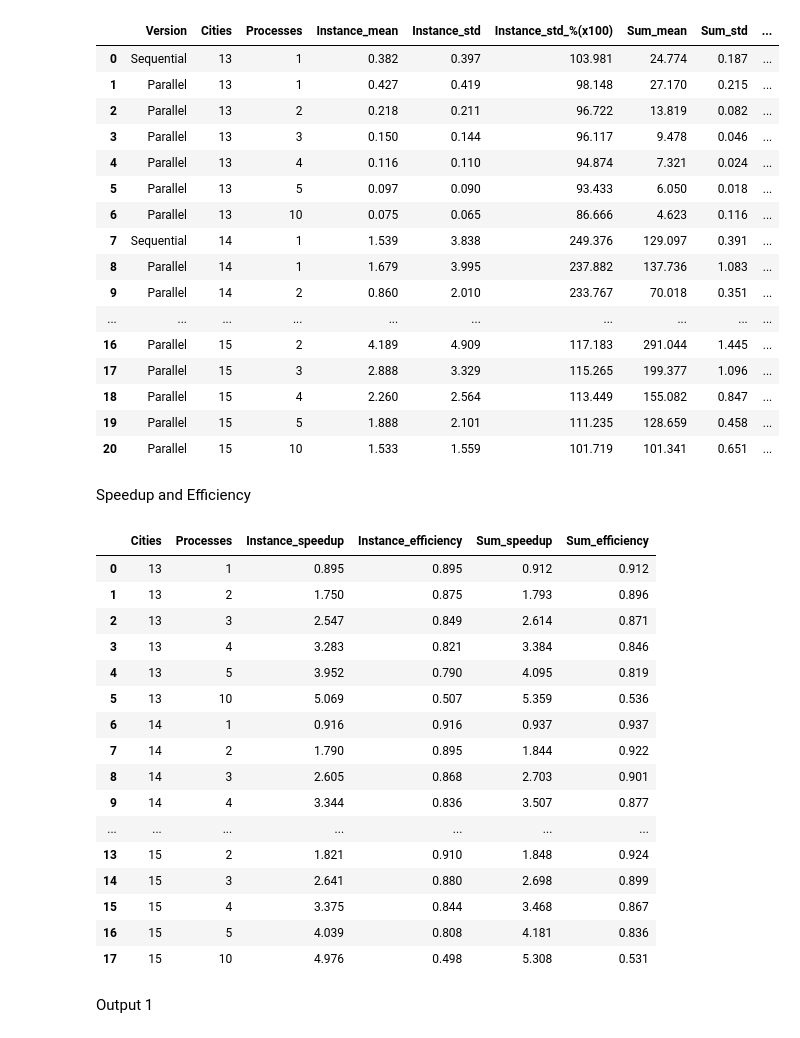
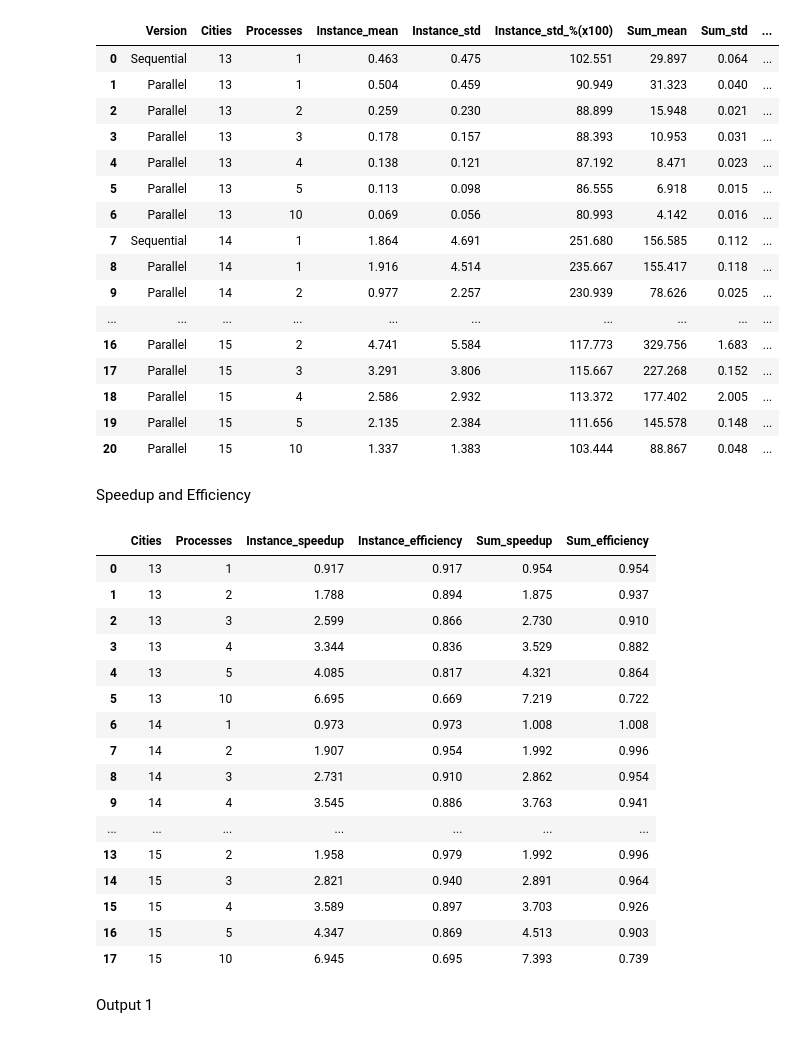
Before and after one commit to viniciusgm000/ParallelGreedyTSP, a Jupyter notebook: analysis/openmpi_dinf/process_output.ipynb, the cells around one changed output. Cells and saved outputs as stored; diff of their text form; code cells hidden in the pictures.

Commit message:
Added experiments made on multiple hosts

```diff
--- a/analysis/openmpi_dinf/process_output.ipynb
+++ b/analysis/openmpi_dinf/process_output.ipynb
@@ -7,8 +7,7 @@ pd.set_option('display.max_columns', None)
 pd.set_option("display.precision", 3)
 pd.set_option('display.float_format', '{:.3f}'.format)
 # %%
-OUTPUT_DIR="../../output/openmpi/experimental"
-OUTPUT_SEQ="../../output/openmp/experimental"
+OUTPUT_DIR="../../output/openmpi_dinf/experimental"
 
 EXECUTIONS = 50
 CITIES = [13, 14, 15]
@@ -38,55 +37,55 @@ df_time = pd.DataFrame(columns = ["Version", "Cities", "Processes", "Instance_me
 for city in list(CITIES):
     sum_array, array_of_instance_array = [], []
     for iteration in range(1,ITERATIONS + 1):
-        file_name = OUTPUT_SEQ + "/" + str(iteration) + "_seq_" + str(city) + "_cities_" + str(EXECUTIONS) + "_executions_result.out"
+        file_name = OUTPUT_DIR + "/" + str(iteration) + "_seq_" + str(city) + "_cities_" + str(EXECUTIONS) + "_executions_result.out"
 
         sum, instance_array = extract_time_stats_from_file(file_name)
 
         array_of_instance_array.append(instance_array)
         sum_array.append(sum)
 
     mean_of_instances = np.mean(array_of_instance_array, axis=0)
 
     geometric_mean = geometric_mean_of_mean_of_instances(mean_of_instances)
     std_mean = std_mean_of_mean_of_instances(mean_of_instances)
     list_row = ["Sequential", city, "1", geometric_mean, std_mean, std_mean/geometric_mean*100, np.mean(sum_array), np.std(sum_array), np.std(sum_array)/np.mean(sum_array)*100]
     df_time.loc[len(df_time)] = list_row
 
     for process in list(PROCESSES):
         sum_array, array_of_instance_array = [], []
         for iteration in range(1,ITERATIONS + 1):
             file_name = OUTPUT_DIR + "/" + str(iteration) + "_par_" + str(city) + "_cities_" + str(EXECUTIONS) + "_executions_" + str(process) + "_processes_result.out"
 
             sum, instance_array = extract_time_stats_from_file(file_name)
 
             array_of_instance_array.append(instance_array)
             sum_array.append(sum)
 
         mean_of_instances = np.mean(array_of_instance_array, axis=0)
 
         geometric_mean = geometric_mean_of_mean_of_instances(mean_of_instances)
         std_mean = std_mean_of_mean_of_instances(mean_of_instances)
         list_row = ["Parallel", city, process, geometric_mean, std_mean, std_mean/geometric_mean*100, np.mean(sum_array), np.std(sum_array), np.std(sum_array)/np.mean(sum_array)*100]
         df_time.loc[len(df_time)] = list_row
 df_time
 # %% [output]
 |  | Version | Cities | Processes | Instance_mean | Instance_std | Instance_std_%(x100) | Sum_mean | Sum_std | ... |
-| 0 | Sequential | 13 | 1 | 0.382 | 0.397 | 103.981 | 24.774 | 0.187 | ... |
-| 1 | Parallel | 13 | 1 | 0.427 | 0.419 | 98.148 | 27.170 | 0.215 | ... |
-| 2 | Parallel | 13 | 2 | 0.218 | 0.211 | 96.722 | 13.819 | 0.082 | ... |
-| 3 | Parallel | 13 | 3 | 0.150 | 0.144 | 96.117 | 9.478 | 0.046 | ... |
-| 4 | Parallel | 13 | 4 | 0.116 | 0.110 | 94.874 | 7.321 | 0.024 | ... |
-| 5 | Parallel | 13 | 5 | 0.097 | 0.090 | 93.433 | 6.050 | 0.018 | ... |
-| 6 | Parallel | 13 | 10 | 0.075 | 0.065 | 86.666 | 4.623 | 0.116 | ... |
-| 7 | Sequential | 14 | 1 | 1.539 | 3.838 | 249.376 | 129.097 | 0.391 | ... |
-| 8 | Parallel | 14 | 1 | 1.679 | 3.995 | 237.882 | 137.736 | 1.083 | ... |
-| 9 | Parallel | 14 | 2 | 0.860 | 2.010 | 233.767 | 70.018 | 0.351 | ... |
+| 0 | Sequential | 13 | 1 | 0.463 | 0.475 | 102.551 | 29.897 | 0.064 | ... |
+| 1 | Parallel | 13 | 1 | 0.504 | 0.459 | 90.949 | 31.323 | 0.040 | ... |
+| 2 | Parallel | 13 | 2 | 0.259 | 0.230 | 88.899 | 15.948 | 0.021 | ... |
+| 3 | Parallel | 13 | 3 | 0.178 | 0.157 | 88.393 | 10.953 | 0.031 | ... |
+| 4 | Parallel | 13 | 4 | 0.138 | 0.121 | 87.192 | 8.471 | 0.023 | ... |
+| 5 | Parallel | 13 | 5 | 0.113 | 0.098 | 86.555 | 6.918 | 0.015 | ... |
+| 6 | Parallel | 13 | 10 | 0.069 | 0.056 | 80.993 | 4.142 | 0.016 | ... |
+| 7 | Sequential | 14 | 1 | 1.864 | 4.691 | 251.680 | 156.585 | 0.112 | ... |
+| 8 | Parallel | 14 | 1 | 1.916 | 4.514 | 235.667 | 155.417 | 0.118 | ... |
+| 9 | Parallel | 14 | 2 | 0.977 | 2.257 | 230.939 | 78.626 | 0.025 | ... |
 | ... | ... | ... | ... | ... | ... | ... | ... | ... | ... |
-| 16 | Parallel | 15 | 2 | 4.189 | 4.909 | 117.183 | 291.044 | 1.445 | ... |
-| 17 | Parallel | 15 | 3 | 2.888 | 3.329 | 115.265 | 199.377 | 1.096 | ... |
-| 18 | Parallel | 15 | 4 | 2.260 | 2.564 | 113.449 | 155.082 | 0.847 | ... |
-| 19 | Parallel | 15 | 5 | 1.888 | 2.101 | 111.235 | 128.659 | 0.458 | ... |
-| 20 | Parallel | 15 | 10 | 1.533 | 1.559 | 101.719 | 101.341 | 0.651 | ... |
+| 16 | Parallel | 15 | 2 | 4.741 | 5.584 | 117.773 | 329.756 | 1.683 | ... |
+| 17 | Parallel | 15 | 3 | 3.291 | 3.806 | 115.667 | 227.268 | 0.152 | ... |
+| 18 | Parallel | 15 | 4 | 2.586 | 2.932 | 113.372 | 177.402 | 2.005 | ... |
+| 19 | Parallel | 15 | 5 | 2.135 | 2.384 | 111.656 | 145.578 | 0.148 | ... |
+| 20 | Parallel | 15 | 10 | 1.337 | 1.383 | 103.444 | 88.867 | 0.048 | ... |
 # %% [markdown]
 Speedup and Efficiency
 # %%
@@ -114,22 +113,22 @@ df_speedup_efficiency["Cities"] = df_speedup_efficiency["Cities"].astype(int)
 df_speedup_efficiency
 # %% [output]
 |  | Cities | Processes | Instance_speedup | Instance_efficiency | Sum_speedup | Sum_efficiency |
-| 0 | 13 | 1 | 0.895 | 0.895 | 0.912 | 0.912 |
-| 1 | 13 | 2 | 1.750 | 0.875 | 1.793 | 0.896 |
-| 2 | 13 | 3 | 2.547 | 0.849 | 2.614 | 0.871 |
-| 3 | 13 | 4 | 3.283 | 0.821 | 3.384 | 0.846 |
-| 4 | 13 | 5 | 3.952 | 0.790 | 4.095 | 0.819 |
-| 5 | 13 | 10 | 5.069 | 0.507 | 5.359 | 0.536 |
-| 6 | 14 | 1 | 0.916 | 0.916 | 0.937 | 0.937 |
-| 7 | 14 | 2 | 1.790 | 0.895 | 1.844 | 0.922 |
-| 8 | 14 | 3 | 2.605 | 0.868 | 2.703 | 0.901 |
-| 9 | 14 | 4 | 3.344 | 0.836 | 3.507 | 0.877 |
+| 0 | 13 | 1 | 0.917 | 0.917 | 0.954 | 0.954 |
+| 1 | 13 | 2 | 1.788 | 0.894 | 1.875 | 0.937 |
+| 2 | 13 | 3 | 2.599 | 0.866 | 2.730 | 0.910 |
+| 3 | 13 | 4 | 3.344 | 0.836 | 3.529 | 0.882 |
+| 4 | 13 | 5 | 4.085 | 0.817 | 4.321 | 0.864 |
+| 5 | 13 | 10 | 6.695 | 0.669 | 7.219 | 0.722 |
+| 6 | 14 | 1 | 0.973 | 0.973 | 1.008 | 1.008 |
+| 7 | 14 | 2 | 1.907 | 0.954 | 1.992 | 0.996 |
+| 8 | 14 | 3 | 2.731 | 0.910 | 2.862 | 0.954 |
+| 9 | 14 | 4 | 3.545 | 0.886 | 3.763 | 0.941 |
 | ... | ... | ... | ... | ... | ... | ... |
-| 13 | 15 | 2 | 1.821 | 0.910 | 1.848 | 0.924 |
-| 14 | 15 | 3 | 2.641 | 0.880 | 2.698 | 0.899 |
-| 15 | 15 | 4 | 3.375 | 0.844 | 3.468 | 0.867 |
-| 16 | 15 | 5 | 4.039 | 0.808 | 4.181 | 0.836 |
-| 17 | 15 | 10 | 4.976 | 0.498 | 5.308 | 0.531 |
+| 13 | 15 | 2 | 1.958 | 0.979 | 1.992 | 0.996 |
+| 14 | 15 | 3 | 2.821 | 0.940 | 2.891 | 0.964 |
+| 15 | 15 | 4 | 3.589 | 0.897 | 3.703 | 0.926 |
+| 16 | 15 | 5 | 4.347 | 0.869 | 4.513 | 0.903 |
+| 17 | 15 | 10 | 6.945 | 0.695 | 7.393 | 0.739 |
 # %% [markdown]
 Output 1
 # %%
```
Also changed, not shown: parts of 11 cells of this notebook, 31 other files.
